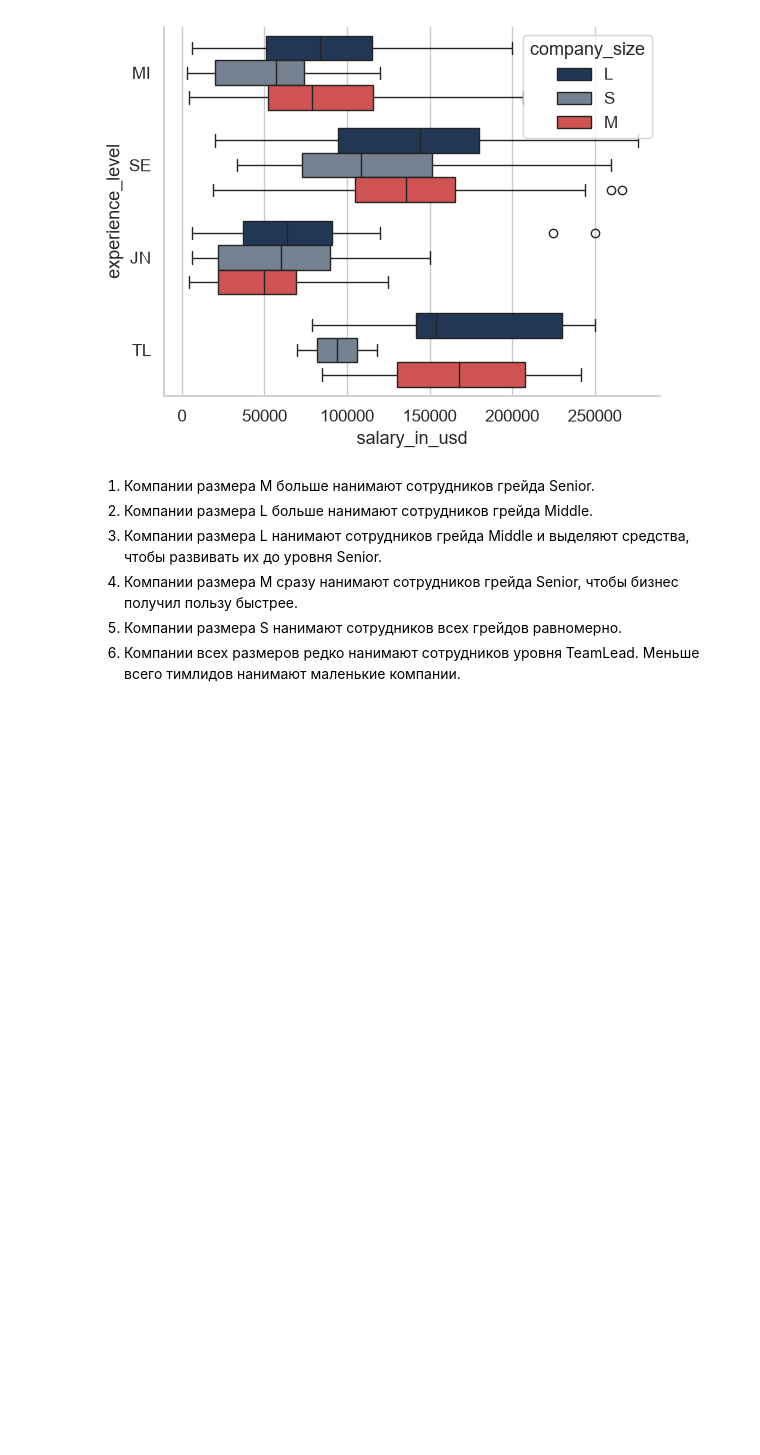
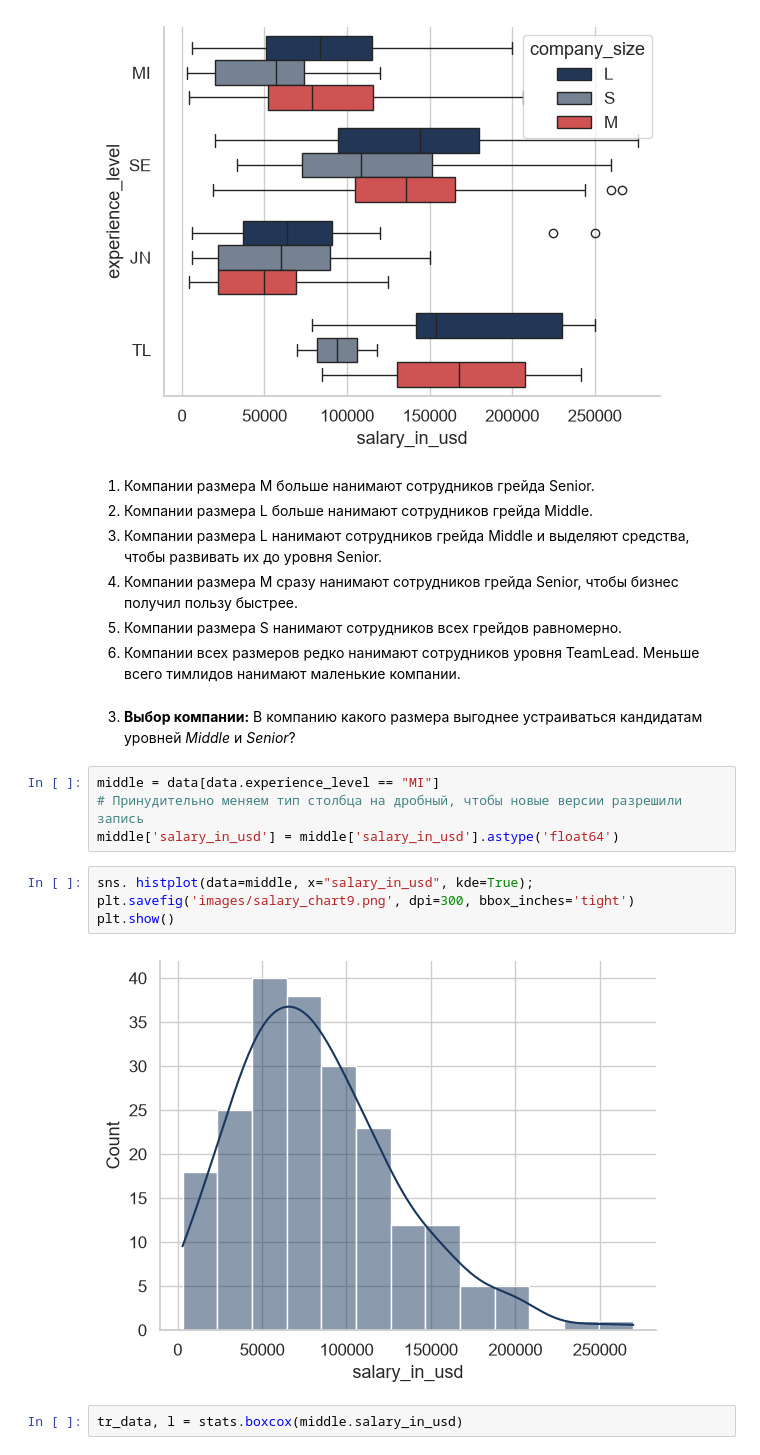
Before and after one commit to VictoriaPulman/Job_market_analysis, a Jupyter notebook: data_analysis.ipynb, the cells around one changed output. Cells and saved outputs as stored; diff of their text form; blank space fills up the shorter version.

```diff
--- a/data_analysis.ipynb
+++ b/data_analysis.ipynb
@@ -181,3 +181,17 @@ plt.show()
 4. Компании размера M сразу нанимают сотрудников грейда Senior, чтобы бизнес получил пользу быстрее.
 5. Компании размера S нанимают сотрудников всех грейдов равномерно.
 6. Компании всех размеров редко нанимают сотрудников уровня TeamLead. Меньше всего тимлидов нанимают маленькие компании.
+# %% [markdown]
+3. **Выбор компании:** В компанию какого размера выгоднее устраиваться кандидатам уровней *Middle* и *Senior*?
+# %%
+middle = data[data.experience_level == "MI"]
+# Принудительно меняем тип столбца на дробный, чтобы новые версии разрешили запись
+middle['salary_in_usd'] = middle['salary_in_usd'].astype('float64')
+# %%
+sns. histplot(data=middle, x="salary_in_usd", kde=True);
+plt.savefig('images/salary_chart9.png', dpi=300, bbox_inches='tight')
+plt.show()
+# %% [output]
+[figure, added]
+# %%
+tr_data, l = stats.boxcox(middle.salary_in_usd)
```
Also changed, not shown: parts of 13 cells of this notebook, 6 other files.
